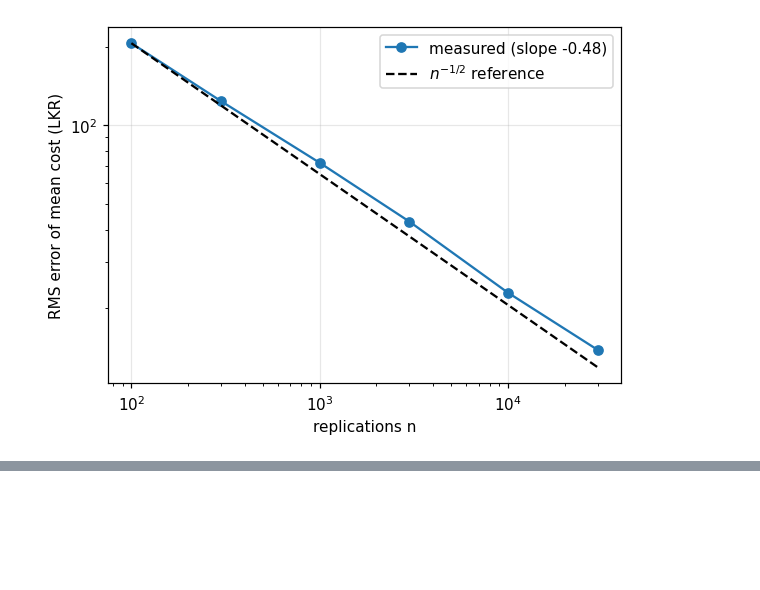
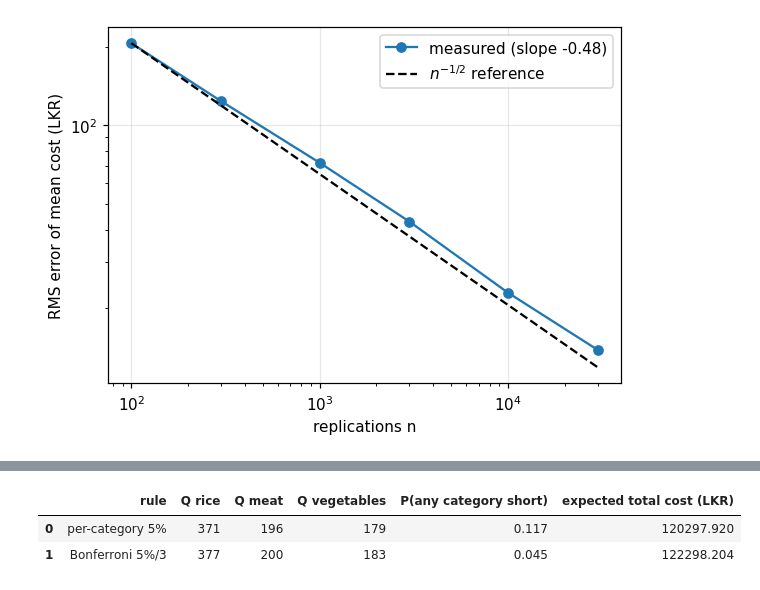
Before and after one commit to VidathTheekshana/Event-Catering-Demand-Simulator, a Jupyter notebook: notebook/event_catering_simulator.ipynb, the cells around one changed output, grey strips where cells are left out. Drawn from its saved outputs; the diff is of its cells as text; code cells hidden in the pictures; blank space fills up the shorter version.

```diff
--- a/notebook/event_catering_simulator.ipynb
+++ b/notebook/event_catering_simulator.ipynb
@@ -527,0 +532,18 @@ fitted log-log slope = -0.475  (theory -0.5)
+# %%
+cats  = {"rice": ((1, 2, 3), (0.25, 0.55, 0.20)), "meat": ((0, 1, 2), (0.20, 0.60, 0.20)), "vegetables": ((0, 1, 2), (0.30, 0.50, 0.20))}
+costs = {"rice": (80, 400), "meat": (350, 1750), "vegetables": (120, 600)}          # (c_prep, c_short) LKR/portion, assumed
+Dtrain, _ = draw_multi_demand(200, 0.9, cats, np.random.default_rng(SEED), 10_000)
+Dtest,  _ = draw_multi_demand(200, 0.9, cats, np.random.default_rng(SEED + 99), 100_000)
+
+out = []
+for label, alpha_c in [("per-category 5%", 0.05), ("Bonferroni 5%/3", 0.05 / 3)]:
+    Qm, any_short, total = {}, np.zeros(100_000, bool), 0.0
+    for k, (cp, cs_) in costs.items():
+        Qk, _, _ = optimise_demand(Dtrain[k], cp, cs_, np.arange(Dtrain[k].min(), Dtrain[k].max() + 1), alpha_c)
+        Qm[k] = Qk; any_short |= Dtest[k] > Qk; total += cp * Qk + cs_ * np.maximum(Dtest[k] - Qk, 0).mean()
+    out.append({"rule": label, **{f"Q {k}": v for k, v in Qm.items()}, "P(any category short)": any_short.mean(), "expected total cost (LKR)": total})
+display(pd.DataFrame(out).round(3))
+# %% [output]
+|  | rule | Q rice | Q meat | Q vegetables | P(any category short) | expected total cost (LKR) |
+| 0 | per-category 5% | 371 | 196 | 179 | 0.117 | 120297.920 |
+| 1 | Bonferroni 5%/3 | 377 | 200 | 183 | 0.045 | 122298.204 |
```
Also changed, not shown: parts of 5 cells of this notebook, 9 other files.
